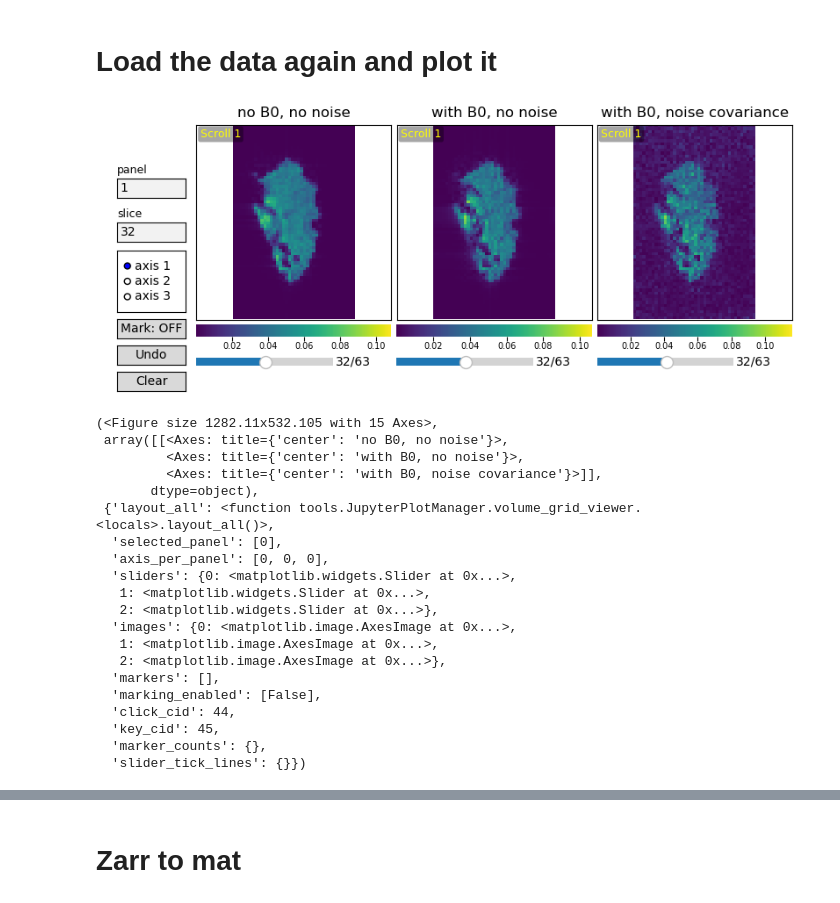
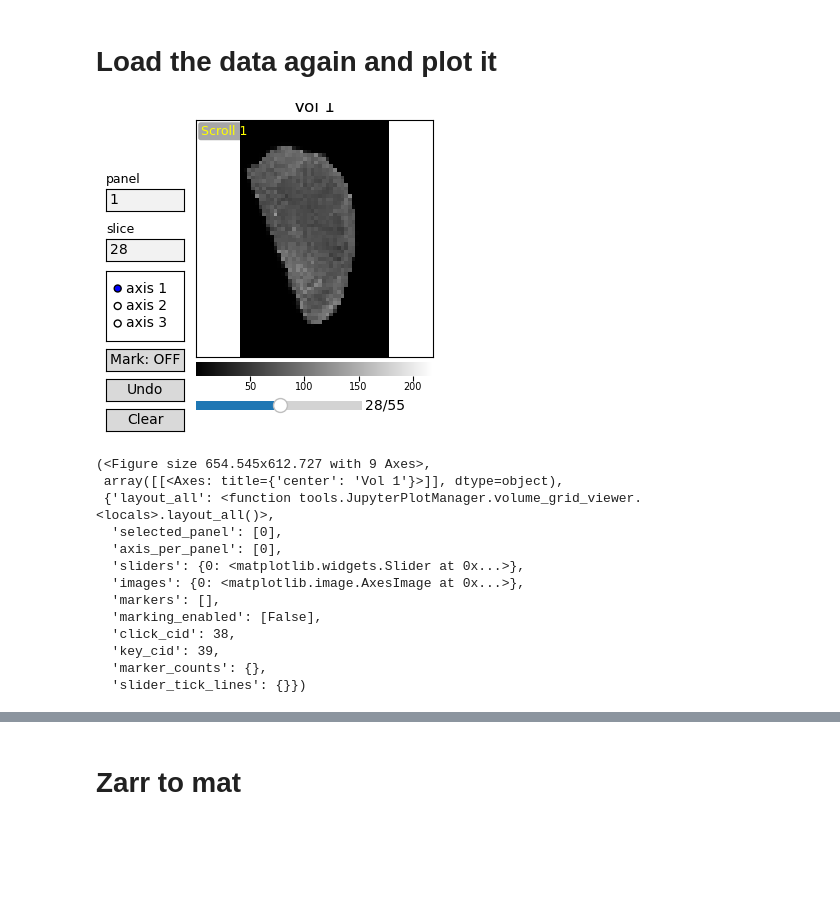
Before and after one commit to MRSI-HFMR-Group-Vienna/Synthetic_MRSI, a Jupyter notebook: code/main_notebook.ipynb, the cells around one changed output, grey strips where cells are left out. Cells and saved outputs as stored; diff of their text form; code cells hidden in the pictures; blank space fills up the shorter version.

```diff
--- a/code/main_notebook.ipynb
+++ b/code/main_notebook.ipynb
@@ -116,7 +122,7 @@ block_size_sampling_model = (5, 40, 112, 128, 80) # test with bigger chunksize
 # %%
 config_file_name = "paths_09012026.json"
 # %%
-configurator = file.Configurator(path_folder="../config/",
+configurator = inputs.Configurator(path_folder="../config/",
                                  file_name=config_file_name)
 configurator.load()
 # %% [output]
@@ -903,42 +1054,43 @@ pynvml.NVMLError_Uninitialized: Uninitialized
 # %% [markdown]
 # Load the data again and plot it
 # %%
-import dask.array as da
-import os
-import file
-
-config_file_name = "paths_09012026.json"
-configurator = file.Configurator(path_folder="../config/",
-                                 file_name=config_file_name)
-configurator.load()
-
-load_data0 = load_data = da.from_zarr(os.path.join(configurator.data["checkpoints"], "zarr", "checkpoint_out_test_09022026_withoutB0"))
-load_data1 = da.from_zarr(os.path.join(configurator.data["checkpoints"], "zarr", "checkpoint_out_test_09022026_withB0inHZ"))
-load_data2 = da.from_zarr(os.path.join(configurator.data["checkpoints"], "zarr", "checkpoint_out_test_12032026_noise_correlation"))
+### import dask.array as da
+### import os
+### import file
+###
+### config_file_name = "paths_09012026.json"
+### configurator = file.Configurator(path_folder="../config/",
+###                                  file_name=config_file_name)
+### configurator.load()
+###
+### load_data0 = load_data = da.from_zarr(os.path.join(configurator.data["checkpoints"], "zarr", "checkpoint_out_test_09022026_withoutB0"))
+### load_data1 = da.from_zarr(os.path.join(configurator.data["checkpoints"], "zarr", "checkpoint_out_test_09022026_withB0inHZ"))
+### load_data2 = da.from_zarr(os.path.join(configurator.data["checkpoints"], "zarr", "checkpoint_out_test_12032026_noise_correlation"))
+### load_data3 = da.from_zarr(os.path.join(configurator.data["checkpoints"], "zarr", "checkpoint_out_test_28052026_with_water"))
 # %%
+import dask.array as da
+import file
+import os
 from tools import JupyterPlotManager
 
-JupyterPlotManager.volume_grid_viewer(vols=[da.abs(load_data0[120,:,:,:]), da.abs(load_data1[120,:,:,:]), da.abs(load_data2[120,:,:,:])], titles=["no B0, no noise", "with B0, no noise", "with B0, noise covariance"], rows=1, cols=3, cmap="viridis")
+#JupyterPlotManager.volume_grid_viewer(vols=[da.abs(load_data0[120,:,:,:]), da.abs(load_data1[120,:,:,:]), da.abs(load_data2[120,:,:,:]), da.abs(load_data3[120,:,:,:])], titles=["no B0, no noise", "with B0, no noise", "with B0, noise covariance", "with water"], rows=1, cols=4, cmap="viridis")
+
+load_data = load_data = da.from_zarr(os.path.join(configurator.data["checkpoints"], "zarr", "checkpoint_out_test_08062026_with_water(just_one_peak)"))
+
+JupyterPlotManager.volume_grid_viewer(vols=[da.abs(load_data[120,:,:,:])], rows=1, cols=1)
 # %% [output]
-[figure, old version]
+[figure, new version]
-(<Figure size 1282.11x532.105 with 15 Axes>,
- array([[<Axes: title={'center': 'no B0, no noise'}>,
-         <Axes: title={'center': 'with B0, no noise'}>,
-         <Axes: title={'center': 'with B0, noise covariance'}>]],
-       dtype=object),
+(<Figure size 654.545x612.727 with 9 Axes>,
+ array([[<Axes: title={'center': 'Vol 1'}>]], dtype=object),
  {'layout_all': <function tools.JupyterPlotManager.volume_grid_viewer.<locals>.layout_all()>,
   'selected_panel': [0],
-  'axis_per_panel': [0, 0, 0],
-  'sliders': {0: <matplotlib.widgets.Slider at 0x...>,
-   1: <matplotlib.widgets.Slider at 0x...>,
-   2: <matplotlib.widgets.Slider at 0x...>},
-  'images': {0: <matplotlib.image.AxesImage at 0x...>,
-   1: <matplotlib.image.AxesImage at 0x...>,
-   2: <matplotlib.image.AxesImage at 0x...>},
+  'axis_per_panel': [0],
+  'sliders': {0: <matplotlib.widgets.Slider at 0x...>},
+  'images': {0: <matplotlib.image.AxesImage at 0x...>},
   'markers': [],
   'marking_enabled': [False],
-  'click_cid': 44,
-  'key_cid': 45,
+  'click_cid': 38,
+  'key_cid': 39,
   'marker_counts': {},
   'slider_tick_lines': {}})
 # %%
```
Also changed, not shown: parts of 68 cells of this notebook, 13 other files.
